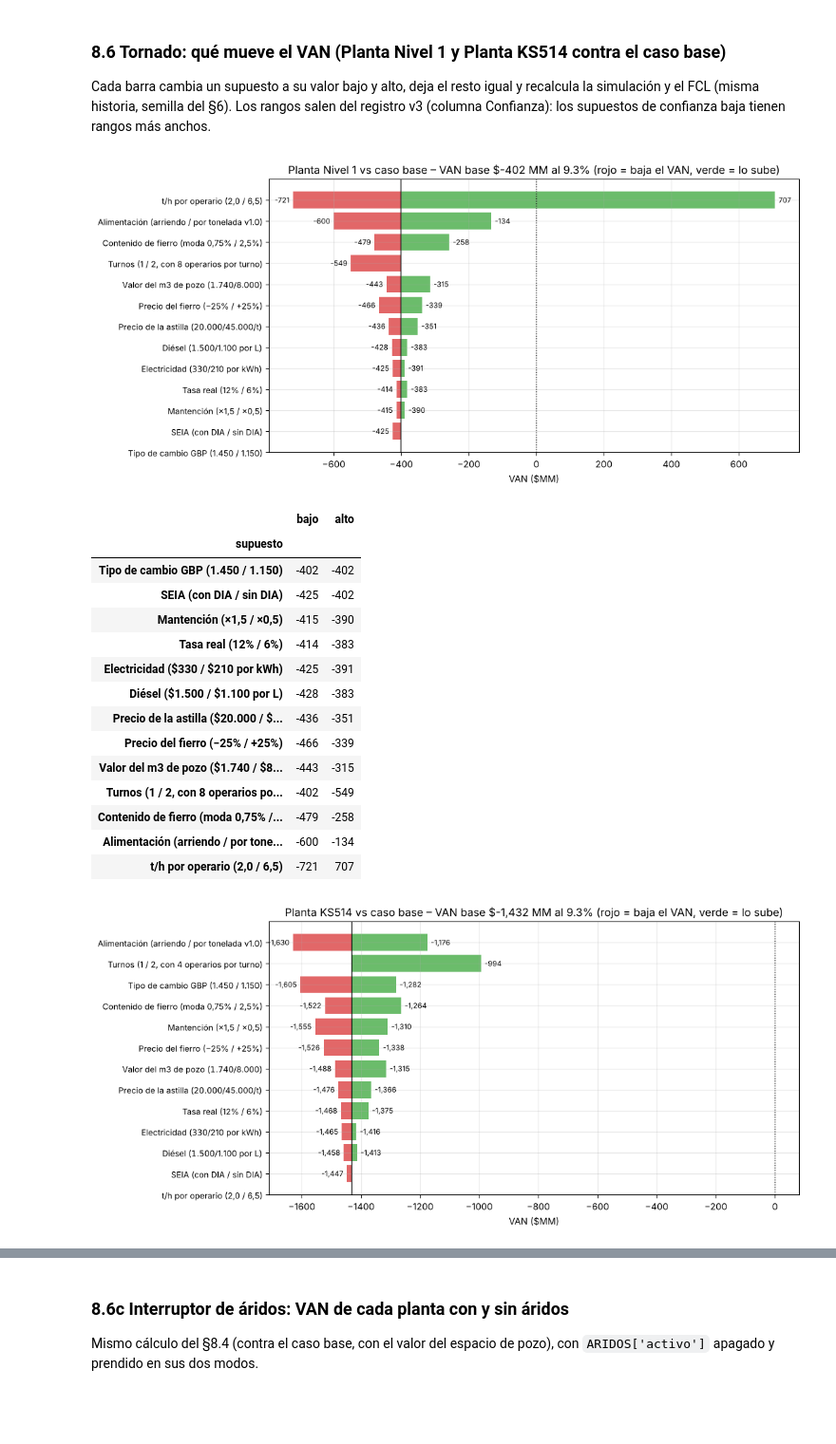
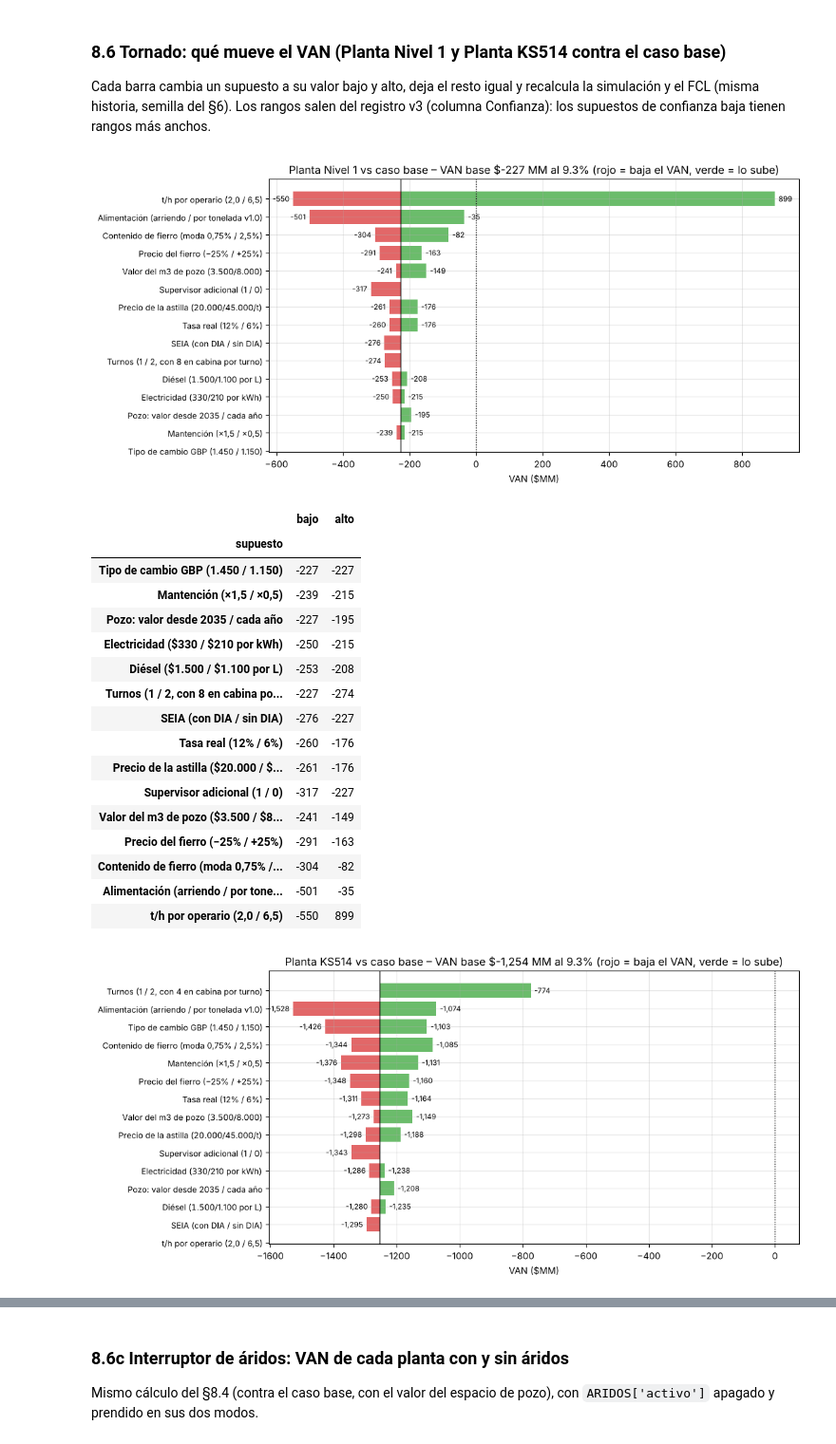
Before and after one commit to fernando25132/Evalpro, a Jupyter notebook: Modelo_REGEMAC.ipynb, the cells around one changed output, grey strips where cells are left out. Shown at 95% size. Cells and saved outputs as stored; diff of their text form; code cells hidden in the pictures; blank space fills up the shorter version.

```diff
--- a/Modelo_REGEMAC.ipynb
+++ b/Modelo_REGEMAC.ipynb
@@ -371,7 +393,7 @@ PLANTAS = {
     factor_densidad = 1.0, disponibilidad = 0.92,
     fraccion_a_picking = 1.0,                # sin harnero: todo pasa por la cabina [N08]
     operarios_picking = 8,                   # plano L01: 8 puestos (4 por lado); PFD: 6 [N07]
-    operarios_apoyo = 2,                     # patio y contenedores (el operador del cargador va aparte)
+    operarios_apoyo = 2,                     # transferencia del material a la planta (uno opera el cargador) y patio: 2 de los 8 actuales
     trabajadores_fosa = 0,
     tasa_revision_th = 3.0,                  # t/h por operario sobre RCD sin precribar: Finlandia 2,9; web 10-25 t/h con 6-8 (W30); PFD 6,5 [F07, baja]
     captura_fraccion = {'fierro': (0.6, 0.8, 0.9), 'aluminio': (0, 0.2, 0.5), 'madera': (0, 0.3, 0.65),   # (finos, medios, gruesos)
@@ -384,7 +406,7 @@ PLANTAS = {
     mejoras_cbo = True,
     kw = 25, energia = 'red', generador_lh = None, carga_electrica = 0.80,   # alimentador 7,5 + cintas 5,5+4 + imán 5,5 + A/C 3 [N10, baja]
     alimentacion = 'cargador_propio', factor_alimentacion = 1.0, cargador_lh = 12,
-    supervisores_extra = 1,
+    supervisores_extra = 0,                  # SUPUESTO v1.2: supervisa el jefe actual (sensibilidad: 1)
     mantencion = 0.03,                       # cintas 2-3%/año (W40) [O06]
     repuestos = 0.02,                        # % del equipo en el año 0 [X03]
     valor_residual_equipo = 0.15,            # fijo, fabricación local [N11, baja]
@@ -411,7 +433,7 @@ PLANTAS = {
     energia = 'red',                         # 'red' | 'generador' (trae generador 60 kVA: 9,5 L/h al 50% de carga)
     generador_lh = 9.5, carga_electrica = 0.80,
     alimentacion = 'cargador_propio', factor_alimentacion = 1.0, cargador_lh = 12,
-    supervisores_extra = 1,
+    supervisores_extra = 0,                  # SUPUESTO v1.2: supervisa el jefe actual (sensibilidad: 1)
     mantencion = 0.05,                       # trómel: mallas, rodamientos, orugas 4-6% (W40) [O06]
     repuestos = 0.03,                        # [X03]
     valor_residual_equipo = 0.30,            # trómel móvil con mercado de usados: TTS620 2018 ~USD 200 mil (W36) [X09, media]
@@ -438,7 +460,7 @@ PLANTAS = {
     kw = 37,                                 # cotización: 32,9 kW de motores + A/C cabina ~4 kW
     energia = 'red', generador_lh = 9.5, carga_electrica = 0.80,
     alimentacion = 'cargador_propio', factor_alimentacion = 1.0, cargador_lh = 12,
-    supervisores_extra = 1,
+    supervisores_extra = 0,                  # SUPUESTO v1.2: supervisa el jefe actual (sensibilidad: 1)
     mantencion = 0.045,                      # [O06]
     repuestos = 0.03,
     valor_residual_equipo = 0.15,            # estática, sin mercado de usados (W37) [X09, baja]
@@ -898,9 +920,13 @@ def agregar_opex(o, sc, es_planta=False):   # (el argumento es_planta tapa a la
     # Costos de operación ($/día): adicionales a los de hoy + movimiento al pozo (en todos). Resultado operativo = neto materiales − OPEX.
     n_d = len(o); dia_op = (np.isin(o.dow.values, BASE['dias']) & (o.viajes.values > 0)).astype(float)
     fac = COSTOS['factor_costo_empresa'] * 12 / 365
-    operador = sc.get('turnos', 1) if (es_planta and sc.get('alimentacion') == 'cargador_propio') else 0     # operador del cargador
-    o['opex_personal_clp'] = (personal_extra(sc) * COSTOS['sueldo_operario_mes'] + sc.get('supervisores_extra', 0) * sc.get('turnos', 1) * COSTOS['sueldo_supervisor_mes']
-                              + operador * COSTOS['sueldo_operador_mes']) * fac
+    tur = sc.get('turnos', 1); f_tur = 1 + (tur - 1) * (1 + COSTOS['recargo_turno2'])     # turnos equivalentes en sueldo (2° turno con recargo)
+    if es_planta:   # personas por turno (cabina + transferencia) en turnos equivalentes, menos los N actuales
+        eq = (sc['operarios_picking'] + sc['operarios_apoyo']) * f_tur + sc['trabajadores_fosa'] - BASE['trabajadores']
+    else:
+        eq = personal_extra(sc)
+    o['opex_personal_clp'] = (eq * COSTOS['sueldo_operario_mes'] + sc.get('supervisores_extra', 0) * f_tur * COSTOS['sueldo_supervisor_mes']) * fac
+    f_mant = 1 - COSTOS['mant_fraccion_variable'] + COSTOS['mant_fraccion_variable'] * len(sc.get('horas', T1)) / len(T1)   # más horas → más desgaste
     energia, diesel, mant = np.zeros(n_d), np.zeros(n_d), np.zeros(n_d)
     im = iman_de(sc); cx = capex(sc)
     if im and im['usar']:
@@ -911,12 +937,13 @@ def agregar_opex(o, sc, es_planta=False):   # (el argumento es_planta tapa a la
         if sc.get('energia', 'red') == 'generador':       # generador diésel 60 kVA (FT620C): 9,5 L/h al 50% de carga (ficha Kiverco)
             diesel += h * sc['generador_lh'] * COSTOS['precio_diesel']
         else:
-            energia += h * sc['kw'] * sc['carga_electrica'] * COSTOS['precio_kwh']
+            hp = o.horas_op_punta.values
+            energia += ((h - hp) * COSTOS['precio_kwh'] + hp * COSTOS['precio_kwh_punta']) * sc['kw'] * sc['carga_electrica']
         modo = sc.get('alimentacion', 'por_tonelada')
         if modo == 'cargador_propio':                                      # cargador comprado + operador (en personal), todo el turno
             p = ALIMENTACION['cargador_propio']
             alim = h * p['diesel_lh'] * COSTOS['precio_diesel']
-            mant += cx['Cargador frontal'] * p['mantencion'] / 365
+            mant += cx['Cargador frontal'] * p['mantencion'] / 365 * f_mant
         elif modo == 'arriendo':                                           # cargador arrendado con operador, por hora de planta
             p = ALIMENTACION['arriendo']
             alim = h * (p['clp_hora'] + p['diesel_lh'] * COSTOS['precio_diesel'])
@@ -926,7 +953,7 @@ def agregar_opex(o, sc, es_planta=False):   # (el argumento es_planta tapa a la
             alim = o.procesado_t.values * costo_mov_t() * sc.get('factor_alimentacion', 1.0)
         o['opex_alimentacion_clp'] = alim; diesel += alim
         base_mant = sum(cx.get(k, 0) for k in ITEMS_PLANTA + list(sc.get('capex_items', {})))
-        mant += base_mant * sc['mantencion'] / 365
+        mant += base_mant * sc['mantencion'] / 365 * f_mant
     if 'Chipeadora' in cx: mant += cx['Chipeadora'] * MADERA['chipeo']['compra']['mantencion'] / 365
     # movimiento al pozo (TODOS los escenarios): todo lo que termina en el vertedero se mueve una vez con retro/cargador
     o['opex_movimiento_clp'] = o.vertedero_t.values * costo_mov_t(); diesel += o.opex_movimiento_clp.values
@@ -1003,7 +1030,8 @@ def caso_planta(cr, sc):
     o = lleg.copy()
     extra = {'procesado_t': P_d, 'bypass_t': B_d, 'vaciado_t': dia(d_v), 'desvio_tope_t': dia(d_s), 'horas_sin_material': dia(sin_mat),
              'acopio_espera_m3': st.reshape(n_d, 24)[:, -1] / rho, 'acopio_espera_max_m3': st.reshape(n_d, 24).max(axis=1) / rho,
-             'horas_op': horas_operacion(lleg, sc).sum(axis=1), 'rec_fierro_iman_t': R_im}
+             'horas_op': horas_operacion(lleg, sc).sum(axis=1), 'rec_fierro_iman_t': R_im,
+             'horas_op_punta': horas_operacion(lleg, sc)[:, COSTOS['horas_punta']].sum(axis=1) * np.isin(lleg.mes.values, COSTOS['meses_punta'])}
     o = cerrar_balance(o, lleg, cont, R, E_vert_np, vert_perm, sep_np, sc, cr, extra)
     o = agregar_opex(o, sc, es_planta=True)
     o.attrs.update(cap=cap, c_maq=c_maq, c_op=c_op, acopio_h=st / rho, vaciado_h=d_v, desvio_h=d_s, proc_h=proc, tasa_base=base)
@@ -1017,7 +1045,8 @@ def resumen(o):
         ingresos_clp=('ingresos_clp','sum'), costo_madera_clp=('costo_madera_clp','sum'), neto_clp=('neto_materiales_clp','sum'),
         ing_fierro_clp=('ing_fierro_clp','sum'), ing_aluminio_clp=('ing_aluminio_clp','sum'), ing_otros_clp=('ing_otros_clp','sum'),
         neto_madera_clp=('neto_madera_clp','sum'), neto_aridos_clp=('neto_aridos_clp','sum'), aridos_t=('aridos_t','sum'), aridos_venta_t=('aridos_venta_t','sum'),
-        opex_clp=('opex_clp','sum'), opex_energia_clp=('opex_energia_clp','sum'), opex_mov_clp=('opex_movimiento_clp','sum'), opex_alim_clp=('opex_alimentacion_clp','sum'), resultado_clp=('resultado_operativo_clp','sum'),
+        opex_clp=('opex_clp','sum'), opex_energia_clp=('opex_energia_clp','sum'), opex_personal_clp=('opex_personal_clp','sum'),
+        opex_diesel_clp=('opex_diesel_clp','sum'), opex_mantencion_clp=('opex_mantencion_clp','sum'), opex_mov_clp=('opex_movimiento_clp','sum'), opex_alim_clp=('opex_alimentacion_clp','sum'), resultado_clp=('resultado_operativo_clp','sum'),
         acopio_max_m3=('acopio_espera_m3','max'))
     a['pct_procesado'] = a.procesado_t / a.entrada_t
     a['pct_recuperado'] = a.recuperado_t / a.entrada_t       # Rodrigo: % de recuperación sobre lo recibido (medido 2025: ~0,7%)
@@ -1123,7 +1152,9 @@ SC_DE = {'Caso base': BASE, 'CBO': CBO}            # parámetros de cada escenar
 for k, sc in PLANTAS.items():
     ESC[sc['nombre']] = caso_planta(cr, sc); SC_DE[sc['nombre']] = sc
     c, cm, co = capacidad_th(sc)
-    print(f"{sc['nombre']}: capacidad efectiva {c:.1f} t/h  (máquina {cm:.1f} | operarios {co:.1f})  → {'manda la MÁQUINA' if cm <= co else 'mandan los OPERARIOS'}")
+    pt = sc['operarios_picking'] + sc['operarios_apoyo']
+    print(f"{sc['nombre']}: capacidad efectiva {c:.1f} t/h  (máquina {cm:.1f} | operarios {co:.1f})  → {'manda la MÁQUINA' if cm <= co else 'mandan los OPERARIOS'}"
+          f" | personal por turno {sc['operarios_picking']} cabina + {sc['operarios_apoyo']} transferencia = {pt} → {pt - BASE['trabajadores']:+d} vs los {BASE['trabajadores']} actuales")
 R_ = {k: resumen(o) for k, o in ESC.items()}       # resumen anual de cada escenario
 DIAS = ['Lun', 'Mar', 'Mié', 'Jue', 'Vie', 'Sáb', 'Dom']
 # Un color fijo por escenario en todos los gráficos
@@ -2160,49 +2265,53 @@ def tornado(nom):
         ('Precio del fierro (−25% / +25%)',               con_global(MERCADO['precio'], 'fierro', pf * .75, nom=nom, nueva_corrida=True), con_global(MERCADO['precio'], 'fierro', pf * 1.25, nom=nom, nueva_corrida=True)),
         ('Contenido de fierro (moda 0,75% / 2,5%)',       con_global(COMP['contenido'], 'fierro', (cf[0], .0075, cf[2]), nom=nom, nueva_corrida=True), con_global(COMP['contenido'], 'fierro', (cf[0], .025, cf[2]), nom=nom, nueva_corrida=True)),
         ('Precio de la astilla ($20.000 / $45.000/t)',    con_global(MADERA, 'precio_astilla', 20_000, nom=nom), con_global(MADERA, 'precio_astilla', 45_000, nom=nom)),
         ('t/h por operario (2,0 / 6,5)',                  van_caso(nom, sc_mod={'tasa_revision_th': 2.0}), van_caso(nom, sc_mod={'tasa_revision_th': 6.5})),
         ('Mantención (×1,5 / ×0,5)',                      van_caso(nom, sc_mod={'mantencion': sc['mantencion'] * 1.5}), van_caso(nom, sc_mod={'mantencion': sc['mantencion'] * .5})),
         ('Alimentación (arriendo / por tonelada v1.0)',   van_caso(nom, sc_mod={'alimentacion': 'arriendo'}), van_caso(nom, sc_mod={'alimentacion': 'por_tonelada'})),
-        ('Valor del m3 de pozo ($1.740 / $8.000)',        van_caso(nom, valor_m3=1_740), van_caso(nom, valor_m3=8_000)),
+        ('Valor del m3 de pozo ($3.500 / $8.000)',        van_caso(nom, valor_m3=3_500), van_caso(nom, valor_m3=8_000)),
+        ('Pozo: valor desde 2035 / cada año',             v_b, con_global(POZO, 'modo', 'anual', nom=nom)),
+        ('Supervisor adicional (1 / 0)',                  van_caso(nom, sc_mod={'supervisores_extra': 1}), v_b),
         ('Electricidad ($330 / $210 por kWh)',            con_global(COSTOS, 'precio_kwh', 330, nom=nom), con_global(COSTOS, 'precio_kwh', 210, nom=nom)),
         ('Diésel ($1.500 / $1.100 por L)',                con_global(COSTOS, 'precio_diesel', 1_500, nom=nom), con_global(COSTOS, 'precio_diesel', 1_100, nom=nom)),
         ('SEIA (con DIA / sin DIA)',                      con_global(FIN['seia'], 'dia', True, nom=nom), v_b),
-        (f'Turnos (1 / 2, con {ops2} operarios por turno)', v_b, van_caso(nom, sc_mod={'horas': T1 + T2, 'turnos': 2, 'operarios_picking': ops2})),
+        (f'Turnos (1 / 2, con {ops2} en cabina por turno)', v_b, van_caso(nom, sc_mod={'horas': T1 + T2, 'turnos': 2, 'operarios_picking': ops2})),
     ]
     tt = pd.DataFrame(it, columns=['supuesto', 'bajo', 'alto']); tt['rango'] = (tt.alto - tt.bajo).abs()
     return v_b, tt.sort_values('rango')
 
 TORN = {}
 for nom in ['Planta Nivel 1', 'Planta KS514']:
     v_b, tt = tornado(nom); TORN[nom] = tt
     fig, ax = plt.subplots(figsize=(11, 5.2))
     for y, r_ in enumerate(tt.itertuples()):
         for v_ in (r_.bajo, r_.alto):
             if abs(v_ - v_b) < 0.5: continue
             ax.barh(y, v_ - v_b, left=v_b, color='#d62728' if v_ < v_b else '#2ca02c', alpha=.7)
             ax.annotate(f'{v_:,.0f}', (v_, y), xytext=(-4 if v_ < v_b else 4, 0), textcoords='offset points', ha='right' if v_ < v_b else 'left', va='center', fontsize=8)
     ax.set_yticks(range(len(tt))); ax.set_yticklabels(tt.supuesto, fontsize=9); ax.axvline(v_b, color='k', lw=1)
     ax.axvline(0, color='k', ls=':', lw=1); ax.set_xlabel('VAN ($MM)')
     ax.set_title(f'{nom} vs caso base – VAN base ${v_b:,.0f} MM al {TASA:.1%} (rojo = baja el VAN, verde = lo sube)')
     plt.tight_layout(); plt.show()
     display(tt.drop(columns='rango').set_index('supuesto').style.format('{:,.0f}'))
 # %% [output]
-[figure, old version]
+[figure, new version]
 |  | bajo | alto |
 | supuesto |  |  |
-| Tipo de cambio GBP (1.450 / 1.150) | -402 | -402 |
-| SEIA (con DIA / sin DIA) | -425 | -402 |
-| Mantención (×1,5 / ×0,5) | -415 | -390 |
-| Tasa real (12% / 6%) | -414 | -383 |
-| Electricidad ($330 / $210 por kWh) | -425 | -391 |
-| Diésel ($1.500 / $1.100 por L) | -428 | -383 |
-| Precio de la astilla ($20.000 / $... | -436 | -351 |
-| Precio del fierro (−25% / +25%) | -466 | -339 |
-| Valor del m3 de pozo ($1.740 / $8... | -443 | -315 |
-| Turnos (1 / 2, con 8 operarios po... | -402 | -549 |
-| Contenido de fierro (moda 0,75% /... | -479 | -258 |
-| Alimentación (arriendo / por tone... | -600 | -134 |
-| t/h por operario (2,0 / 6,5) | -721 | 707 |
+| Tipo de cambio GBP (1.450 / 1.150) | -227 | -227 |
+| Mantención (×1,5 / ×0,5) | -239 | -215 |
+| Pozo: valor desde 2035 / cada año | -227 | -195 |
+| Electricidad ($330 / $210 por kWh) | -250 | -215 |
+| Diésel ($1.500 / $1.100 por L) | -253 | -208 |
+| Turnos (1 / 2, con 8 en cabina po... | -227 | -274 |
+| SEIA (con DIA / sin DIA) | -276 | -227 |
+| Tasa real (12% / 6%) | -260 | -176 |
+| Precio de la astilla ($20.000 / $... | -261 | -176 |
+| Supervisor adicional (1 / 0) | -317 | -227 |
+| Valor del m3 de pozo ($3.500 / $8... | -241 | -149 |
+| Precio del fierro (−25% / +25%) | -291 | -163 |
+| Contenido de fierro (moda 0,75% /... | -304 | -82 |
+| Alimentación (arriendo / por tone... | -501 | -35 |
+| t/h por operario (2,0 / 6,5) | -550 | 899 |
-[figure, old version]
+[figure, new version]
 |  | bajo | alto |
 | supuesto |  |  |
```
Also changed, not shown: parts of 31 cells of this notebook.
